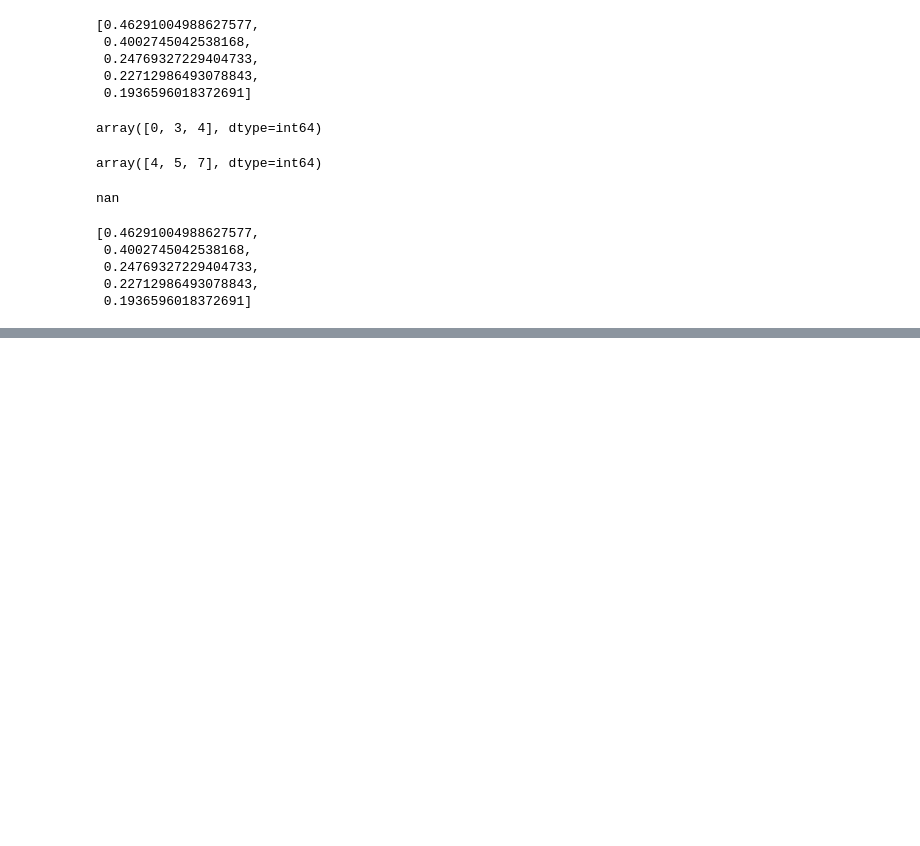
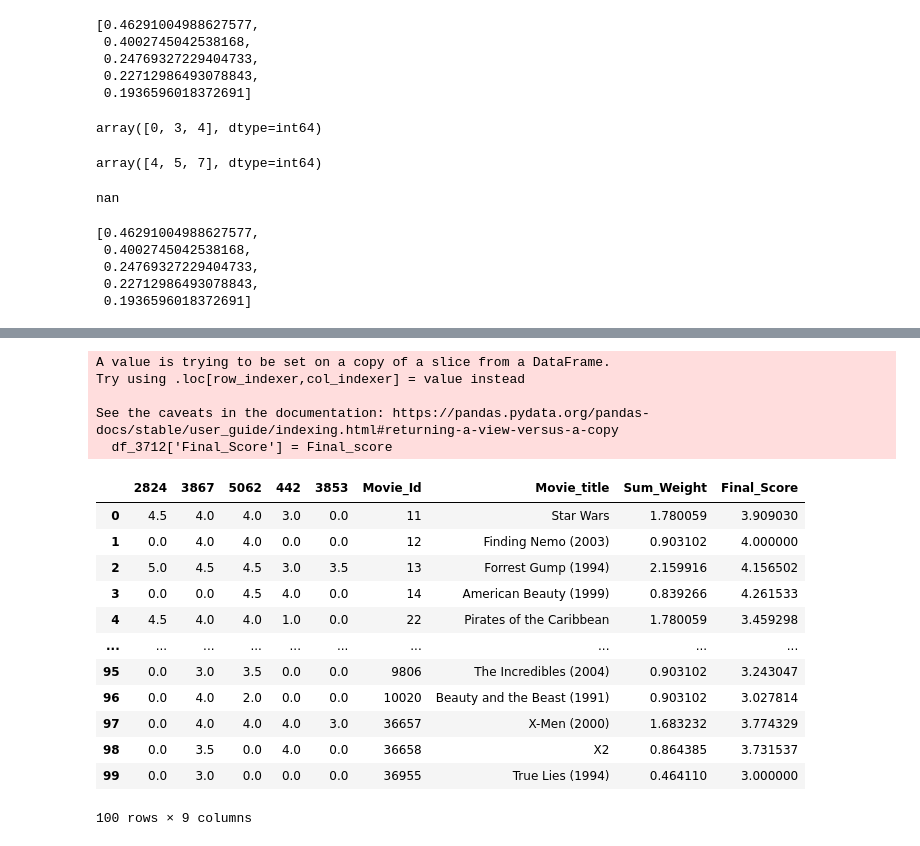
Before and after one commit to ali-d-nasseri/Recommender-System, a Jupyter notebook: Coursera Notes/Coursera project.ipynb, the cells around one changed output, grey strips where cells are left out. Drawn from its saved outputs; the diff is of its cells as text; code cells hidden in the pictures; blank space fills up the shorter version.

```diff
--- a/Coursera Notes/Coursera project.ipynb
+++ b/Coursera Notes/Coursera project.ipynb
@@ -382,0 +521,2 @@ weights_3712
+# %%
+df_3712_users.drop(columns = 'Sum_Weight', inplace = True)
@@ -382,0 +544,8 @@ weights_3712
+# %%
+def average_score(data):
+    score_3712 = []
+    for row in range(100):
+        score_3712.append((df_3712_users.iloc[row]*weight).sum()/count2[row])
+
+    return(score_3712)
+Final_score = average_score(df_3712_users)
@@ -382,0 +629,24 @@ weights_3712
+# %%
+df_3712['Final_Score'] = Final_score
+# %% [output]
+A value is trying to be set on a copy of a slice from a DataFrame.
+Try using .loc[row_indexer,col_indexer] = value instead
+
+See the caveats in the documentation: https://pandas.pydata.org/pandas-docs/stable/user_guide/indexing.html#returning-a-view-versus-a-copy
+  df_3712['Final_Score'] = Final_score
+# %%
+df_3712
+# %% [output]
+|  | 2824 | 3867 | 5062 | 442 | 3853 | Movie_Id | Movie_title | Sum_Weight | Final_Score |
+| 0 | 4.5 | 4.0 | 4.0 | 3.0 | 0.0 | 11 | Star Wars | 1.780059 | 3.909030 |
+| 1 | 0.0 | 4.0 | 4.0 | 0.0 | 0.0 | 12 | Finding Nemo (2003) | 0.903102 | 4.000000 |
+| 2 | 5.0 | 4.5 | 4.5 | 3.0 | 3.5 | 13 | Forrest Gump (1994) | 2.159916 | 4.156502 |
+| 3 | 0.0 | 0.0 | 4.5 | 4.0 | 0.0 | 14 | American Beauty (1999) | 0.839266 | 4.261533 |
+| 4 | 4.5 | 4.0 | 4.0 | 1.0 | 0.0 | 22 | Pirates of the Caribbean | 1.780059 | 3.459298 |
+| ... | ... | ... | ... | ... | ... | ... | ... | ... | ... |
+| 95 | 0.0 | 3.0 | 3.5 | 0.0 | 0.0 | 9806 | The Incredibles (2004) | 0.903102 | 3.243047 |
+| 96 | 0.0 | 4.0 | 2.0 | 0.0 | 0.0 | 10020 | Beauty and the Beast (1991) | 0.903102 | 3.027814 |
+| 97 | 0.0 | 4.0 | 4.0 | 4.0 | 3.0 | 36657 | X-Men (2000) | 1.683232 | 3.774329 |
+| 98 | 0.0 | 3.5 | 0.0 | 4.0 | 0.0 | 36658 | X2 | 0.864385 | 3.731537 |
+| 99 | 0.0 | 3.0 | 0.0 | 0.0 | 0.0 | 36955 | True Lies (1994) | 0.464110 | 3.000000 |
+100 rows × 9 columns
```
Also changed, not shown: parts of 45 cells of this notebook.
